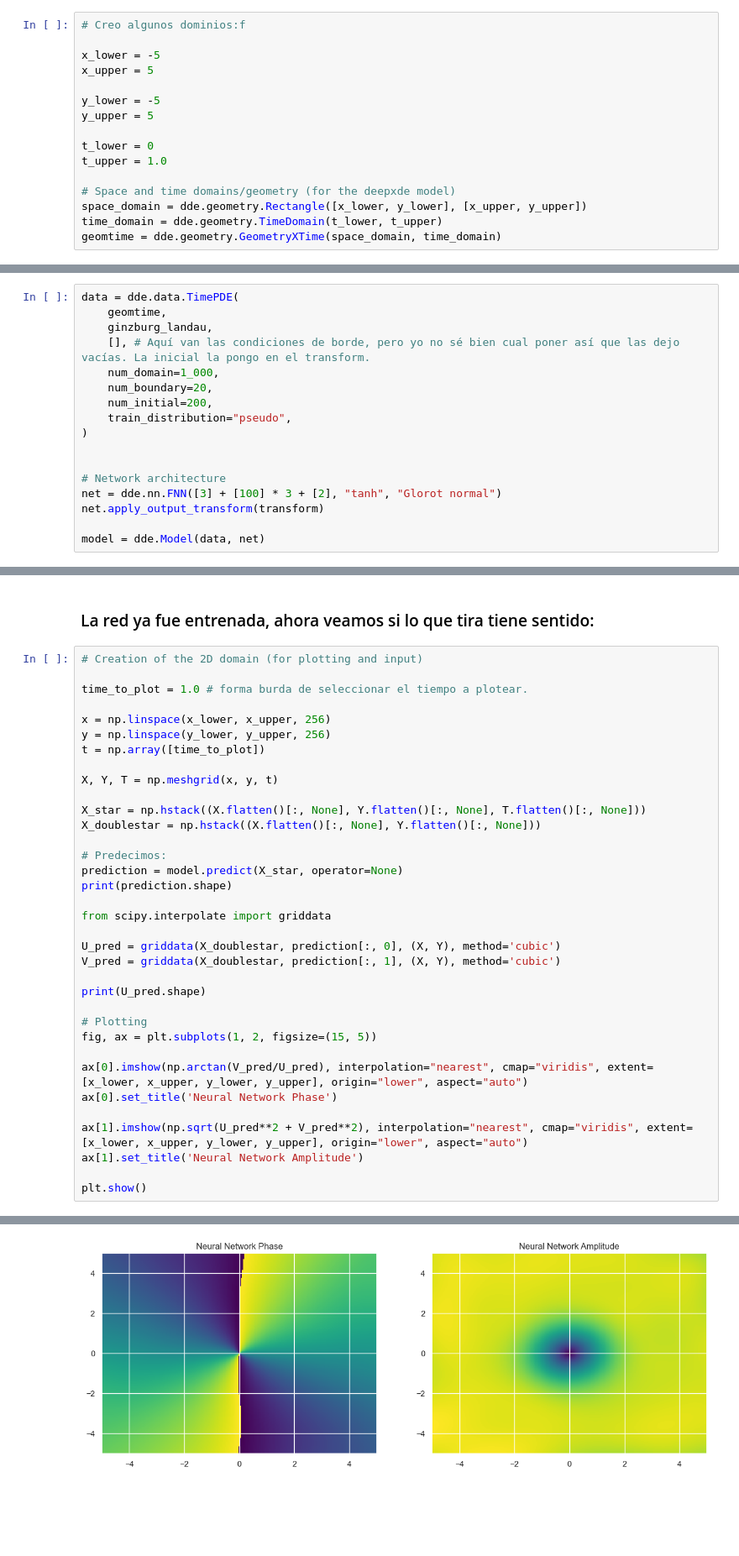
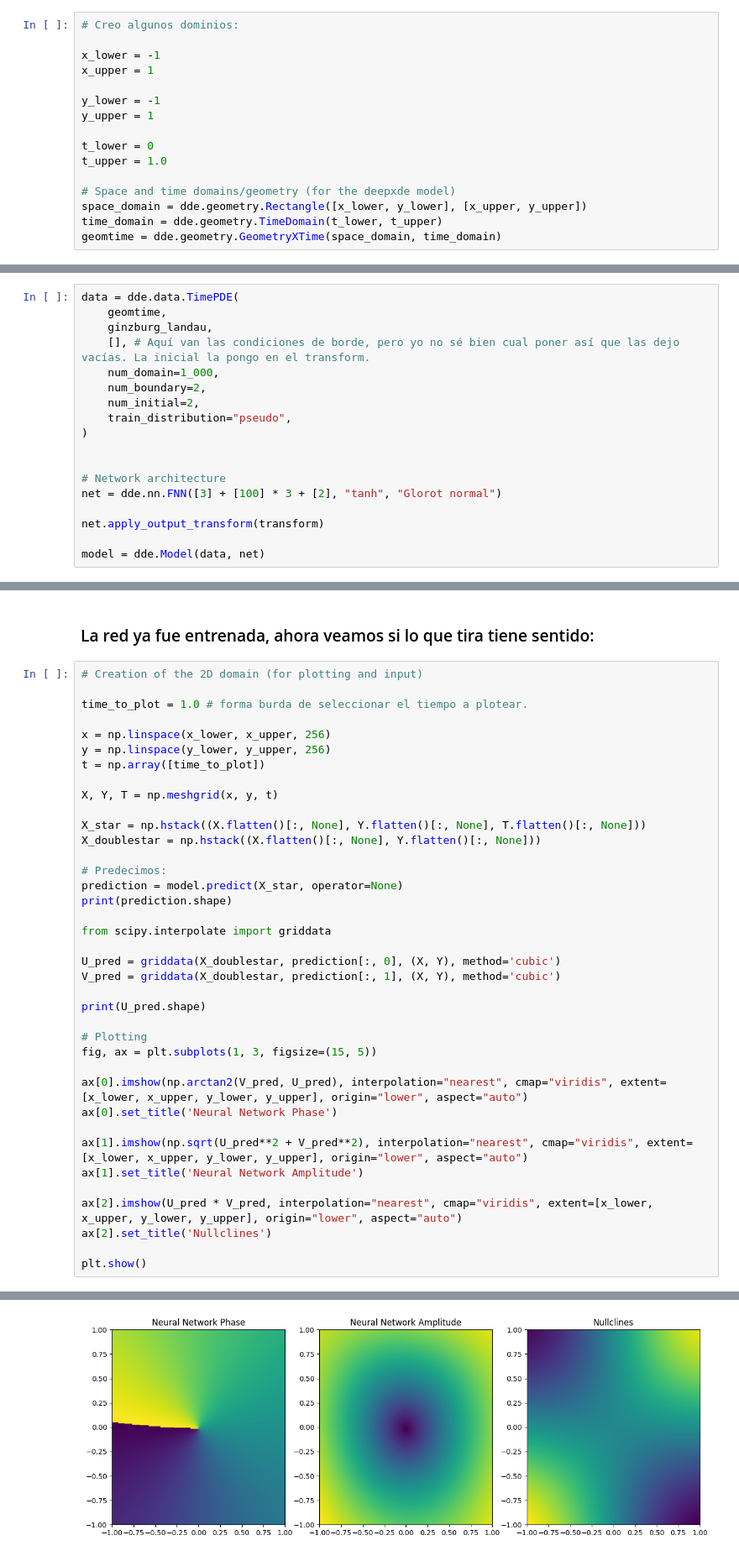
Before and after one commit to Miguel-Escobar/PINNS-for-the-study-of-Liquid-Crystall-Cells, a Jupyter notebook: ProofOfConcept.ipynb, the cells around one changed output, grey strips where cells are left out. Shown at 84% size. Drawn from its saved outputs; the diff is of its cells as text; blank space fills up the shorter version.

```diff
--- a/ProofOfConcept.ipynb
+++ b/ProofOfConcept.ipynb
@@ -54,11 +30,11 @@ paddle supports more examples now and is recommended.
 # %%
-# Creo algunos dominios:f
+# Creo algunos dominios:
 
-x_lower = -5
-x_upper = 5
+x_lower = -1
+x_upper = 1
 
-y_lower = -5
-y_upper = 5
+y_lower = -1
+y_upper = 1
 
 t_lower = 0
 t_upper = 1.0
@@ -114,14 +83,15 @@ data = dde.data.TimePDE(
     ginzburg_landau,
     [], # Aquí van las condiciones de borde, pero yo no sé bien cual poner así que las dejo vacías. La inicial la pongo en el transform.
     num_domain=1_000,
-    num_boundary=20,
-    num_initial=200,
+    num_boundary=2,
+    num_initial=2,
     train_distribution="pseudo",
 )
 
 
 # Network architecture
 net = dde.nn.FNN([3] + [100] * 3 + [2], "tanh", "Glorot normal")
+
 net.apply_output_transform(transform)
 
 model = dde.Model(data, net)
@@ -180,36 +133,39 @@ x = np.linspace(x_lower, x_upper, 256)
 y = np.linspace(y_lower, y_upper, 256)
 t = np.array([time_to_plot])
 
 X, Y, T = np.meshgrid(x, y, t)
 
 X_star = np.hstack((X.flatten()[:, None], Y.flatten()[:, None], T.flatten()[:, None]))
 X_doublestar = np.hstack((X.flatten()[:, None], Y.flatten()[:, None]))
 
 # Predecimos:
 prediction = model.predict(X_star, operator=None)
 print(prediction.shape)
 
 from scipy.interpolate import griddata
 
 U_pred = griddata(X_doublestar, prediction[:, 0], (X, Y), method='cubic')
 V_pred = griddata(X_doublestar, prediction[:, 1], (X, Y), method='cubic')
 
 print(U_pred.shape)
 
 # Plotting
-fig, ax = plt.subplots(1, 2, figsize=(15, 5))
+fig, ax = plt.subplots(1, 3, figsize=(15, 5))
 
-ax[0].imshow(np.arctan(V_pred/U_pred), interpolation="nearest", cmap="viridis", extent=[x_lower, x_upper, y_lower, y_upper], origin="lower", aspect="auto")
+ax[0].imshow(np.arctan2(V_pred, U_pred), interpolation="nearest", cmap="viridis", extent=[x_lower, x_upper, y_lower, y_upper], origin="lower", aspect="auto")
 ax[0].set_title('Neural Network Phase')
 
 ax[1].imshow(np.sqrt(U_pred**2 + V_pred**2), interpolation="nearest", cmap="viridis", extent=[x_lower, x_upper, y_lower, y_upper], origin="lower", aspect="auto")
 ax[1].set_title('Neural Network Amplitude')
 
+ax[2].imshow(U_pred * V_pred, interpolation="nearest", cmap="viridis", extent=[x_lower, x_upper, y_lower, y_upper], origin="lower", aspect="auto")
+ax[2].set_title('Nullclines')
+
 plt.show()
 # %% [output]
 (65536, 2)
 (256, 256, 1)
-[figure, old version]
+[figure, new version]
 # %% [markdown]
 ### Tiene sentido ¿no?
 
```
Also changed, not shown: parts of 13 cells of this notebook, 1 other file.
